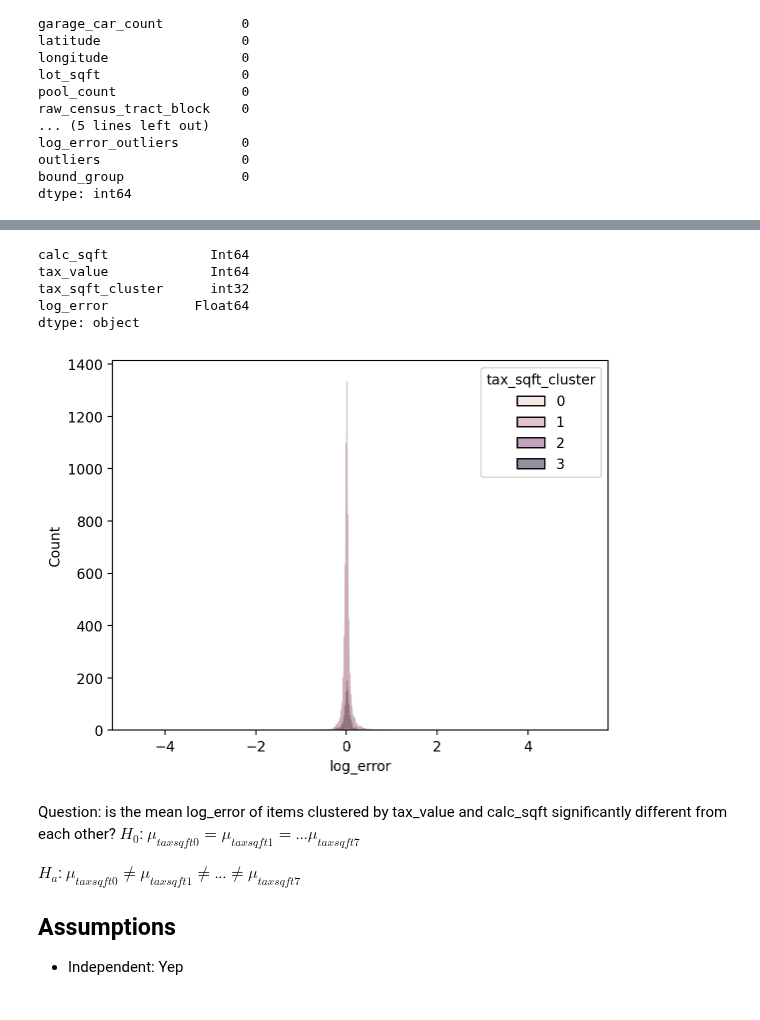
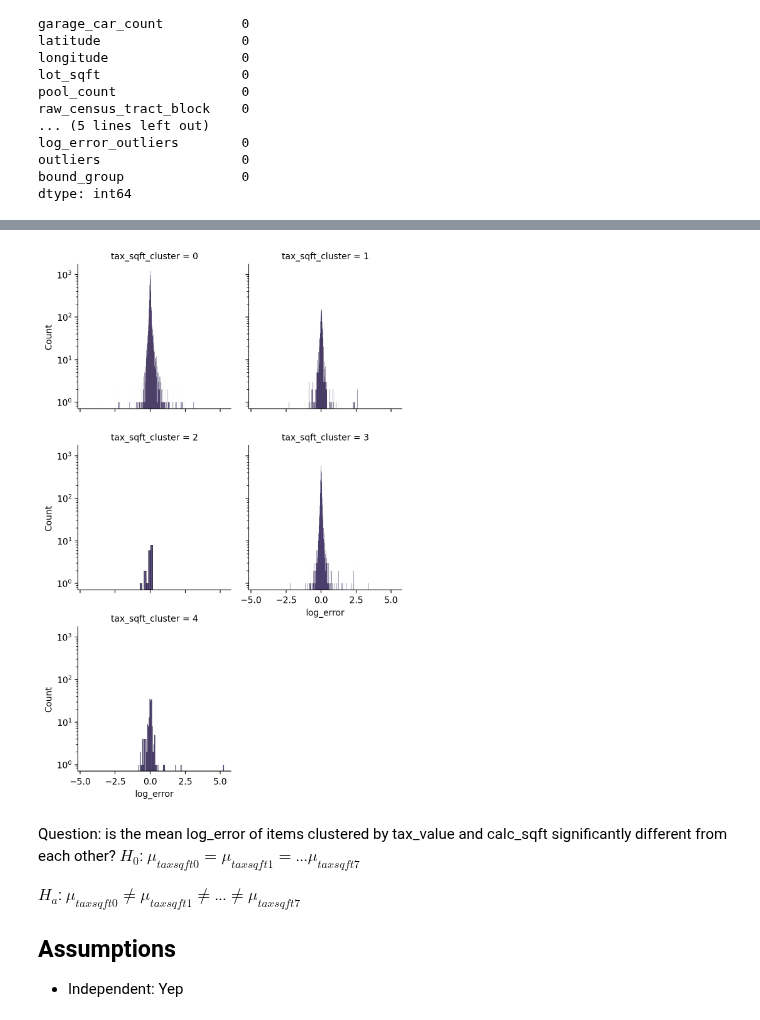
Before and after one commit to L-G-B-Team/clustering-project, a Jupyter notebook: woody_explore.ipynb, the cells around one changed output, grey strips where cells are left out. Drawn from its saved outputs; the diff is of its cells as text; code cells hidden in the pictures.

```diff
--- a/woody_explore.ipynb
+++ b/woody_explore.ipynb
@@ -104,21 +103,17 @@ Name: bound_group, dtype: int64
 # %%
 tax_sqft = train[['calc_sqft','tax_value']]
 tax_sqft['calc_sqft'] = train['calc_sqft']
 tax_sqft['tax_value'] = train['tax_value']
-kmeans = KMeans(4,random_state=420)
+kmeans = KMeans(5,random_state=420)
 kmeans.fit(tax_sqft)
 tax_sqft['tax_sqft_cluster'] = kmeans.predict(tax_sqft)
 tax_sqft['log_error'] = train.log_error
-
-sns.histplot(data=tax_sqft, x='log_error',hue='tax_sqft_cluster')
-tax_sqft.dtypes
+sns.set_palette('magma')
+g = sns.FacetGrid(data=tax_sqft,col='tax_sqft_cluster',col_wrap=2,sharey=True,palette='mako').set(yscale='log')
+g.map_dataframe(sns.histplot,x='log_error')
+plt.show()
 # %% [output]
-calc_sqft             Int64
-tax_value             Int64
-tax_sqft_cluster      int32
-log_error           Float64
-dtype: object
-[figure, old version]
+[figure, new version]
 # %% [markdown]
 Question: is the mean log_error of items clustered by tax_value and calc_sqft significantly different from each other?
 $H_0$: $\mu_{taxsqft0} = \mu_{taxsqft1}=$...$\mu_{taxsqft7}$
```
Also changed, not shown: parts of 2 cells of this notebook, 1 other file.
